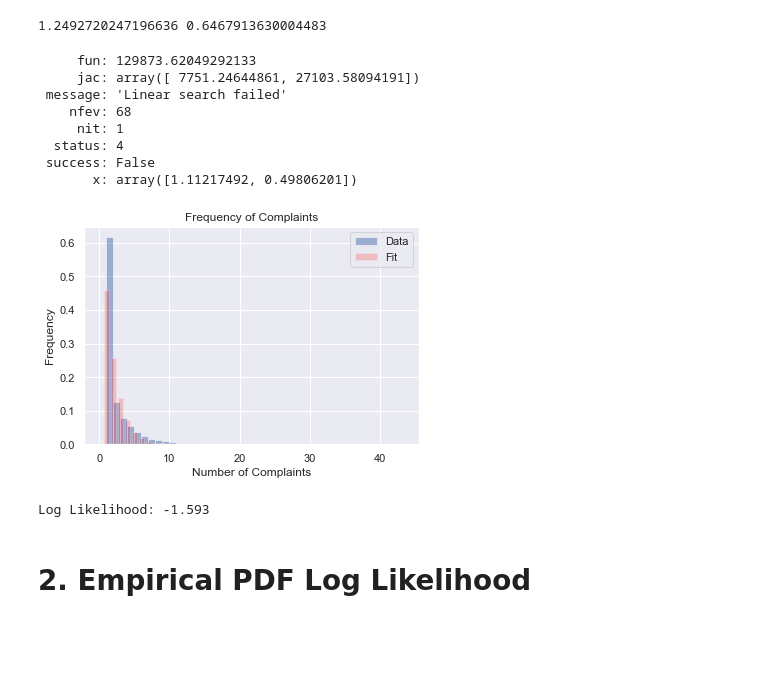
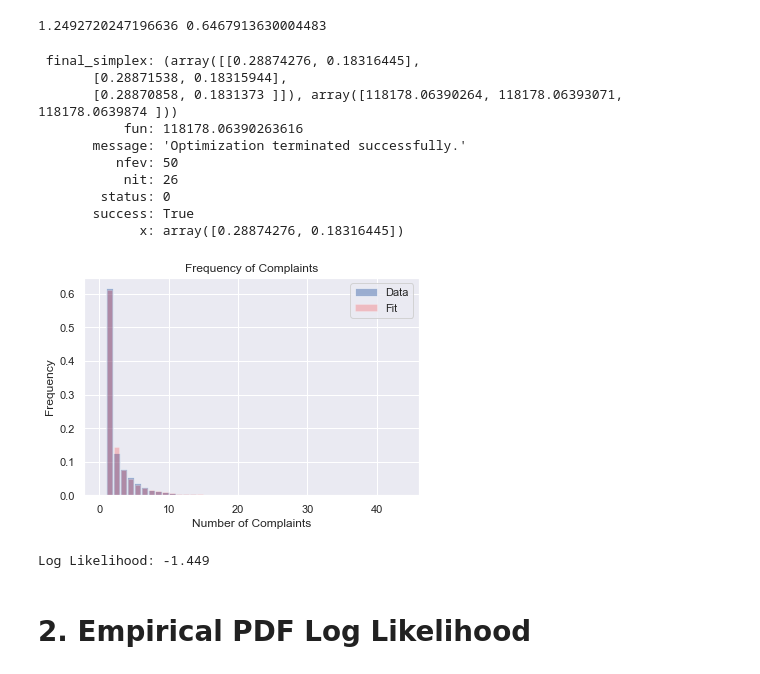
Before and after one commit to rcharan/ccrb-complaints, a Jupyter notebook: ny-aclu-data.ipynb, the cells around one changed output. Drawn from its saved outputs; the diff is of its cells as text; code cells hidden in the pictures; blank space fills up the shorter version.

```diff
--- a/ny-aclu-data.ipynb
+++ b/ny-aclu-data.ipynb
@@ -104,43 +117,45 @@ r, p = 1.3, 0.1 # Nelder-Mead gets us close enough for convergence
 # %% [output]
 1.2492720247196636 0.6467913630004483
 # %%
-guess = np.array([1.1, 0.6])
-result = minimize(log_likelihood, guess, method = 'tnc')
+guess = np.array([0.3, 0.2])
+result = minimize(log_likelihood, guess, method = 'Nelder-Mead')
 
 result
 # %% [output]
-     fun: 129873.62049292133
-     jac: array([ 7751.24644861, 27103.58094191])
- message: 'Linear search failed'
-    nfev: 68
-     nit: 1
-  status: 4
- success: False
-       x: array([1.11217492, 0.49806201])
+ final_simplex: (array([[0.28874276, 0.18316445],
+       [0.28871538, 0.18315944],
+       [0.28870858, 0.1831373 ]]), array([118178.06390264, 118178.06393071, 118178.0639874 ]))
+           fun: 118178.06390263616
+       message: 'Optimization terminated successfully.'
+          nfev: 50
+           nit: 26
+        status: 0
+       success: True
+             x: array([0.28874276, 0.18316445])
 # %%
 r, p = result.x
 model = nbinom(r, p, loc = 1)
 x_max = max(counts) + 1 + 2
 bins = range(x_max)
 fig, ax = plt.subplots()
 sns.distplot(counts, norm_hist = True, kde = False, bins = bins, ax = ax, hist_kws = {'alpha' : 0.5, 'label' : 'Data'})
 ax.set_xlabel('Number of Complaints')
 ax.set_ylabel('Frequency')
 ax.set_title('Frequency of Complaints')
 
 xs = np.arange(1, x_max)
 ys = model.pmf(xs)
 
-ax.bar(xs, ys, color = 'red', alpha = 0.2, label = 'Fit')
+ax.bar(xs + 0.5, ys, color = 'red', alpha = 0.2, label = 'Fit')
 ax.legend();
 
 plt.show()
 
 log_likelihood = counts.map(model.logpmf).mean()
 print(f'Log Likelihood: {log_likelihood:.3f}')
 # %% [output]
-[figure, old version]
+[figure, new version]
-Log Likelihood: -1.593
+Log Likelihood: -1.449
 # %% [markdown]
 # 2. Empirical PDF Log Likelihood
 # %%
```
Also changed, not shown: parts of 3 cells of this notebook.
